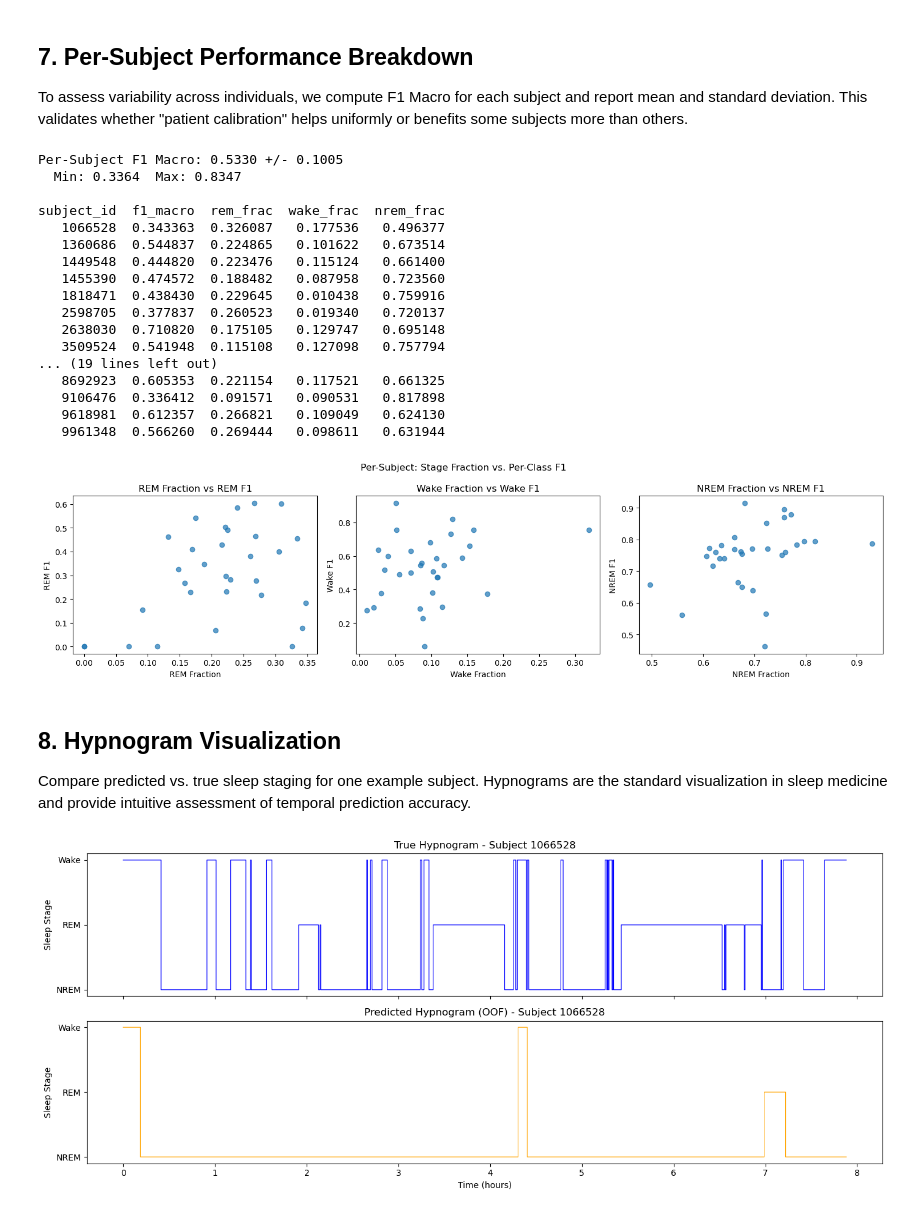
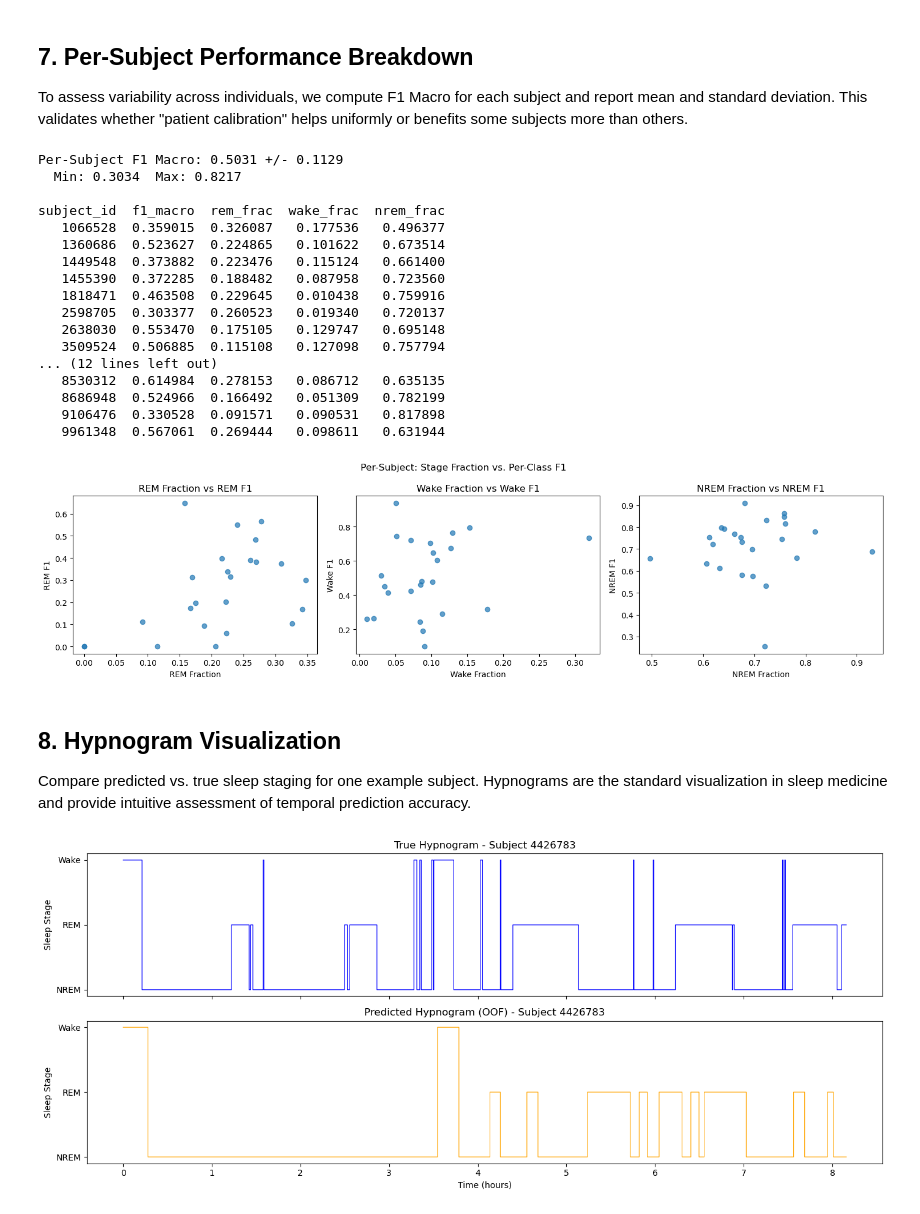
Before and after one commit to benjaminkeizer1-svg/Sleep-Time-Model, a Jupyter notebook: Patient_Calibrated_3_Stage_Random_Forest (1).ipynb, the cells around one changed output. Drawn from its saved outputs; the diff is of its cells as text; code cells hidden in the pictures.

```diff
--- a/Patient_Calibrated_3_Stage_Random_Forest (1).ipynb
+++ b/Patient_Calibrated_3_Stage_Random_Forest (1).ipynb
@@ -514,7 +492,7 @@ def enforce_min_bout(y_pred_arr, min_epochs=6):
 # ========== STAGE MAPPINGS ==========
 stage_to_int = {'NREM': 0, 'REM': 1, 'Wake': 2}
 int_to_stage = {0: 'NREM', 1: 'REM', 2: 'Wake'}
-subject_ids_array = epoch_df['subject_id'].values
+subject_ids_array = epoch_df.iloc[dev_idx]['subject_id'].values
 
 # ========== DUAL THRESHOLD OPTIMIZATION (on OOF predictions) ==========
 rem_thresholds  = np.arange(0.30, 0.71, 0.05)
@@ -531,7 +509,7 @@ for thresh_rem in rem_thresholds:
     for thresh_wake in wake_thresholds:
         y_pred = apply_thresholds(oof_probs, classes, thresh_rem, thresh_wake)
         y_pred_smooth = smooth_predictions(y_pred, subject_ids_array, stage_to_int, int_to_stage)
-        current_f1 = f1_score(y, y_pred_smooth, average='macro')
+        current_f1 = f1_score(y_dev, y_pred_smooth, average='macro')
         if current_f1 > best_f1_macro:
             best_f1_macro    = current_f1
             best_thresh_rem  = thresh_rem
@@ -549,13 +527,13 @@ y_pred_smooth = smooth_predictions(y_pred_thresh, subject_ids_array, stage_to_in
 
 # Apply per-subject to prevent cross-subject bout merging
 y_pred_bout = y_pred_smooth.copy()
-for sid in epoch_df['subject_id'].unique():
-    mask = (epoch_df['subject_id'] == sid).values
+for sid in groups_dev.unique():
+    mask = (groups_dev == sid).values
     y_pred_bout[mask] = enforce_min_bout(y_pred_smooth[mask])
 
 # Evaluate both to verify improvement
-f1_before = f1_score(y, y_pred_smooth, average='macro')
-f1_after  = f1_score(y, y_pred_bout,   average='macro')
+f1_before = f1_score(y_dev, y_pred_smooth, average='macro')
+f1_after  = f1_score(y_dev, y_pred_bout,   average='macro')
 print(f"  Macro F1 before bout filter: {f1_before:.4f}")
 print(f"  Macro F1 after  bout filter: {f1_after:.4f}")
 y_pred_final = y_pred_bout
@@ -717,11 +695,11 @@ import pandas as pd
 import matplotlib.pyplot as plt
 
 subject_stats = []
-for sid in sorted(epoch_df['subject_id'].unique()):
-    mask = (epoch_df['subject_id'] == sid).values
+for sid in sorted(groups_dev.unique()):
+    mask = (groups_dev == sid).values
     if mask.sum() == 0:
         continue
-    y_true_s = y.values[mask] if hasattr(y, 'values') else y[mask]
+    y_true_s = y_dev.values[mask] if hasattr(y_dev, 'values') else y_dev[mask]
     y_pred_s = y_pred_final[mask]
     n_epochs = mask.sum()
     rem_frac  = (y_true_s == 'REM').mean()
@@ -758,24 +736,24 @@ plt.suptitle('Per-Subject: Stage Fraction vs. Per-Class F1')
 plt.tight_layout()
 plt.show()
 # %% [output]
-Per-Subject F1 Macro: 0.5330 +/- 0.1005
-  Min: 0.3364  Max: 0.8347
+Per-Subject F1 Macro: 0.5031 +/- 0.1129
+  Min: 0.3034  Max: 0.8217
 
 subject_id  f1_macro  rem_frac  wake_frac  nrem_frac
-   1066528  0.343363  0.326087   0.177536   0.496377
-   1360686  0.544837  0.224865   0.101622   0.673514
-   1449548  0.444820  0.223476   0.115124   0.661400
-   1455390  0.474572  0.188482   0.087958   0.723560
-   1818471  0.438430  0.229645   0.010438   0.759916
-   2598705  0.377837  0.260523   0.019340   0.720137
-   2638030  0.710820  0.175105   0.129747   0.695148
-   3509524  0.541948  0.115108   0.127098   0.757794
-... (19 lines left out)
-   8692923  0.605353  0.221154   0.117521   0.661325
-   9106476  0.336412  0.091571   0.090531   0.817898
-   9618981  0.612357  0.266821   0.109049   0.624130
-   9961348  0.566260  0.269444   0.098611   0.631944
+   1066528  0.359015  0.326087   0.177536   0.496377
+   1360686  0.523627  0.224865   0.101622   0.673514
+   1449548  0.373882  0.223476   0.115124   0.661400
+   1455390  0.372285  0.188482   0.087958   0.723560
+   1818471  0.463508  0.229645   0.010438   0.759916
+   2598705  0.303377  0.260523   0.019340   0.720137
+   2638030  0.553470  0.175105   0.129747   0.695148
+   3509524  0.506885  0.115108   0.127098   0.757794
+... (12 lines left out)
+   8530312  0.614984  0.278153   0.086712   0.635135
+   8686948  0.524966  0.166492   0.051309   0.782199
+   9106476  0.330528  0.091571   0.090531   0.817898
+   9961348  0.567061  0.269444   0.098611   0.631944
-[figure, old version]
+[figure, new version]
 # %% [markdown]
 ## 8. Hypnogram Visualization
 
@@ -784,36 +762,36 @@ Compare predicted vs. true sleep staging for one example subject. Hypnograms are
 import matplotlib.pyplot as plt
 
 # Pick the first subject deterministically
-example_subject = sorted(epoch_df['subject_id'].unique())[0]
-mask = (epoch_df['subject_id'] == example_subject).values
+example_subject = sorted(groups_dev.unique())[9]
+mask = (groups_dev == example_subject).values
 
-epochs = epoch_df.loc[mask, 'epoch_start'].values
-y_true_subj = y.values[mask] if hasattr(y, 'values') else y[mask]
+epochs = epoch_df.iloc[dev_idx].loc[mask, 'epoch_start'].values
+y_true_subj = y_dev.values[mask] if hasattr(y_dev, 'values') else y_dev[mask]
 y_pred_subj = y_pred_final[mask]
 
 stage_order = {'Wake': 2, 'REM': 1, 'NREM': 0}
 ytick_labels = ['NREM', 'REM', 'Wake']
 
 true_numeric = [stage_order[s] for s in y_true_subj]
 pred_numeric = [stage_order[s] for s in y_pred_subj]
 
 hours = (epochs - epochs[0]) / 3600.0
 
 fig, axes = plt.subplots(2, 1, figsize=(14, 6), sharex=True)
 axes[0].step(hours, true_numeric, where='mid', color='blue', linewidth=0.8)
 axes[0].set_yticks(range(len(ytick_labels)))
 axes[0].set_yticklabels(ytick_labels)
 axes[0].set_title(f'True Hypnogram - Subject {example_subject}')
 axes[0].set_ylabel('Sleep Stage')
 
 axes[1].step(hours, pred_numeric, where='mid', color='orange', linewidth=0.8)
 axes[1].set_yticks(range(len(ytick_labels)))
 axes[1].set_yticklabels(ytick_labels)
 axes[1].set_title(f'Predicted Hypnogram (OOF) - Subject {example_subject}')
 axes[1].set_xlabel('Time (hours)')
 axes[1].set_ylabel('Sleep Stage')
 
 plt.tight_layout()
 plt.show()
 # %% [output]
-[figure, old version]
+[figure, new version]
```
Also changed, not shown: parts of 4 cells of this notebook.
